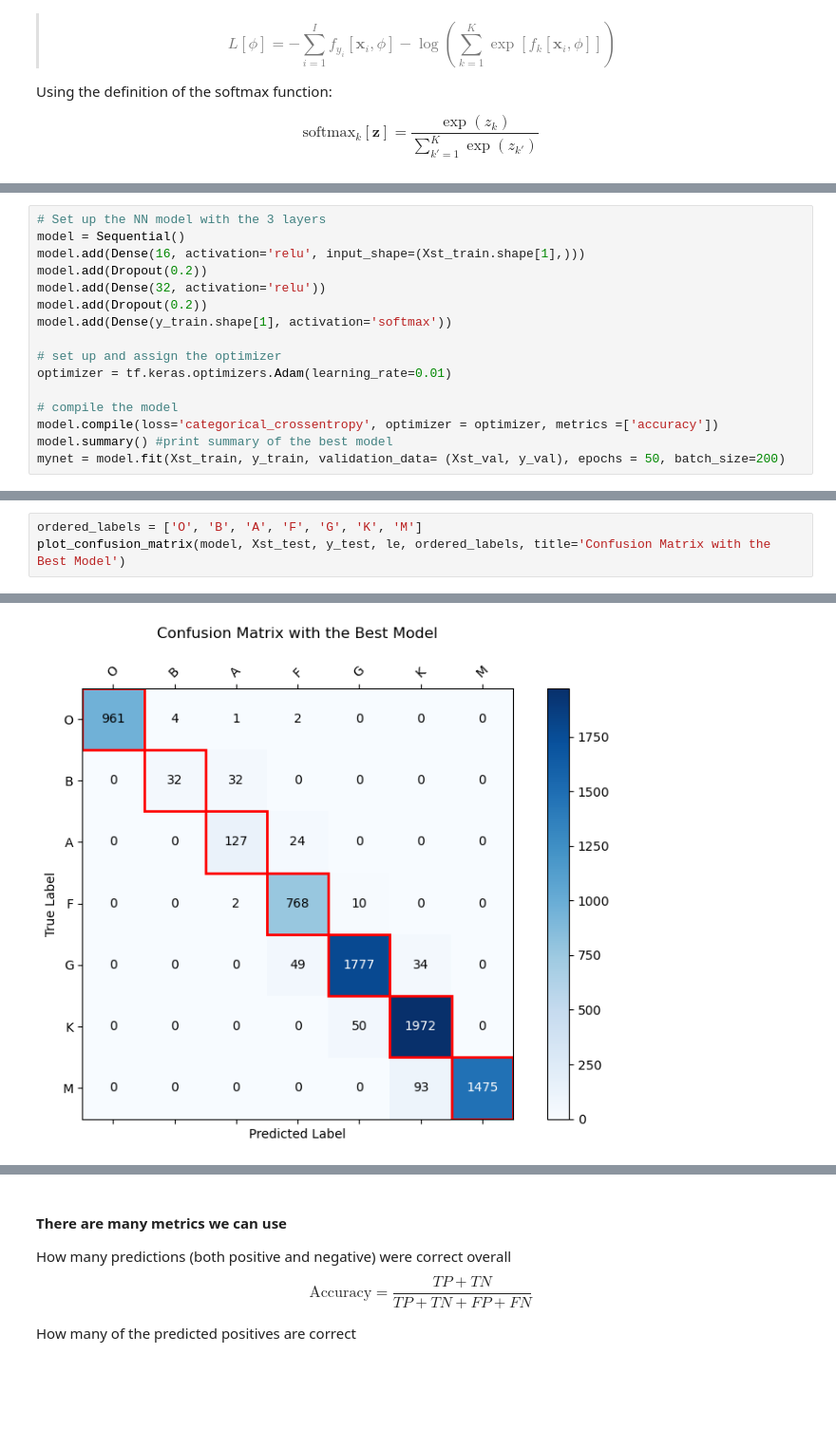
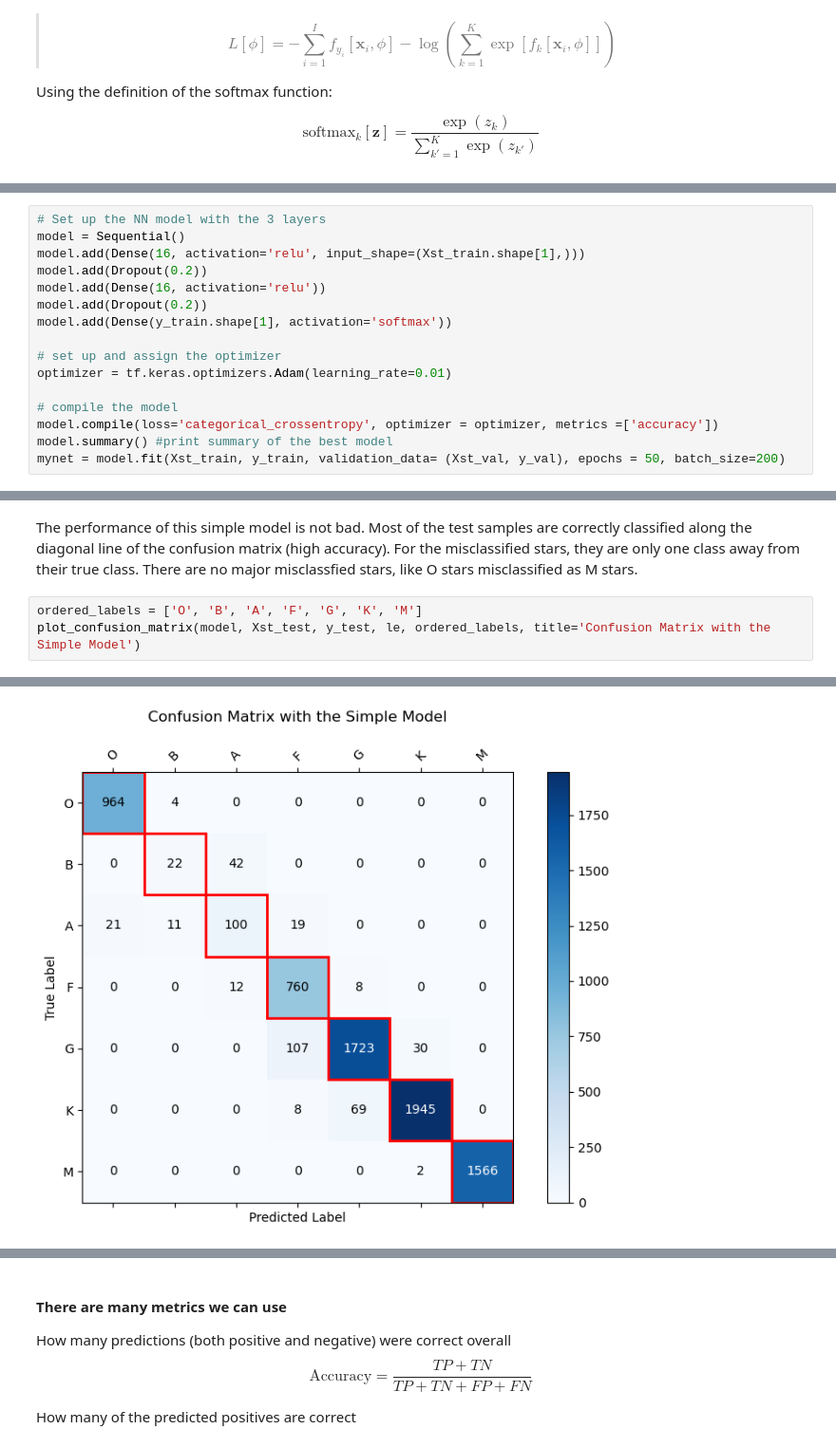
Before and after one commit to yanbopanastro/UM-Astro-416-final-project, a Jupyter notebook: Final_project.ipynb, the cells around one changed output, grey strips where cells are left out. Shown at 95% size. Drawn from its saved outputs; the diff is of its cells as text; blank space fills up the shorter version.

```diff
--- a/Final_project.ipynb
+++ b/Final_project.ipynb
@@ -266,7 +275,7 @@ Most of architecture used in this notebook have parameter on the order of 1,000,
 model = Sequential()
 model.add(Dense(16, activation='relu', input_shape=(Xst_train.shape[1],)))
 model.add(Dropout(0.2))
-model.add(Dense(32, activation='relu'))
+model.add(Dense(16, activation='relu'))
 model.add(Dropout(0.2))
 model.add(Dense(y_train.shape[1], activation='softmax'))
 
@@ -336,4 +348,6 @@ plt.subplots_adjust(wspace=0.5)
+# %% [markdown]
+The performance of this simple model is not bad. Most of the test samples are correctly classified along the diagonal line of the confusion matrix (high accuracy). For the misclassified stars, they are only one class away from their true class. There are no major misclassfied stars, like O stars misclassified as M stars.
 # %%
 ordered_labels = ['O', 'B', 'A', 'F', 'G', 'K', 'M']
-plot_confusion_matrix(model, Xst_test, y_test, le, ordered_labels, title='Confusion Matrix with the Best Model')
+plot_confusion_matrix(model, Xst_test, y_test, le, ordered_labels, title='Confusion Matrix with the Simple Model')
 # %% [output]
@@ -341 +355 @@ plot_confusion_matrix(model, Xst_test, y_test, le, ordered_labels, title='Confus
-[figure, old version]
+[figure, new version]
```
Also changed, not shown: parts of 39 cells of this notebook.
